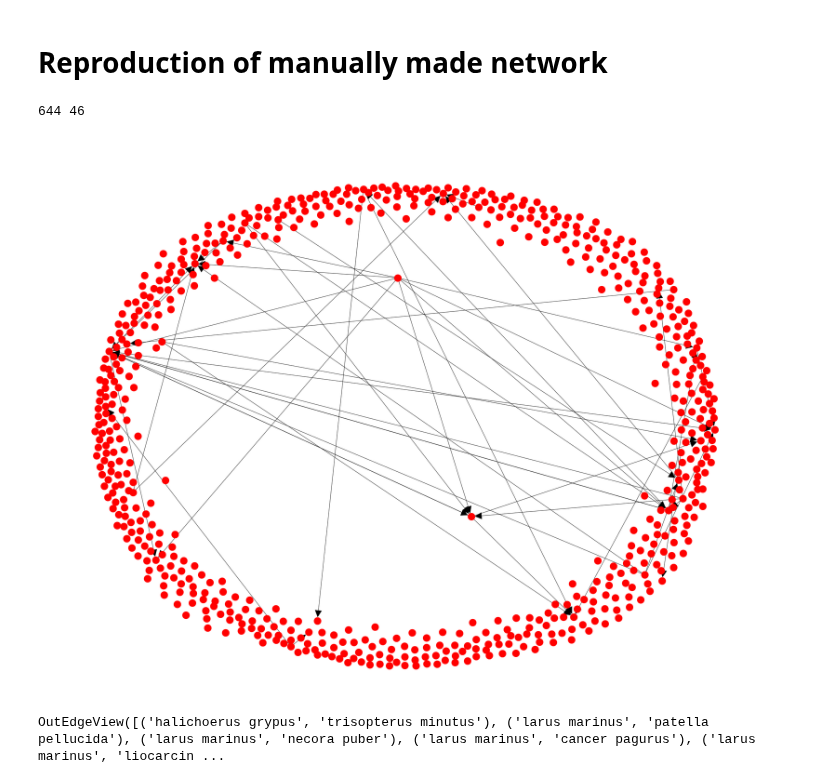
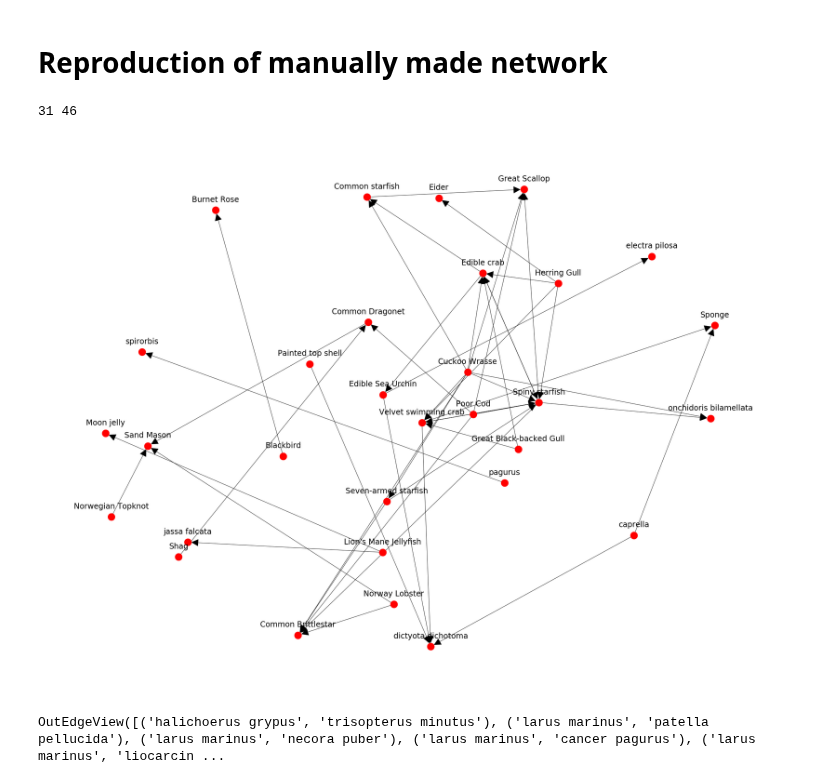
Before and after one commit to Daniel-Davies/DissertationCode, a Jupyter notebook: Eigg/EcoWebs/BuildingEcoWebs.ipynb, the cells around one changed output. Cells and saved outputs as stored; diff of their text form; code cells hidden in the pictures.

```diff
--- a/Eigg/EcoWebs/BuildingEcoWebs.ipynb
+++ b/Eigg/EcoWebs/BuildingEcoWebs.ipynb
@@ -82,23 +82,23 @@ NameError: name 'rawEiggData' is not defined
 # %% [markdown]
 # Reproduction of manually made network
 # %%
-G,mapping = graphFoodWeb(dateRange=(2014,2020),directed=True,includeIsolates=True)
+G,mapping = graphFoodWeb(dateRange=(2014,2020),directed=True)
 pos=nx.spring_layout(G,k=1)
 print(len(G.nodes()),len(G.edges()))
 regularLinks = G.edges()
 nx.draw(G,pos,node_size=500,arrowsize=50,arrowstyle='-|>',node_color='red')
 for label in pos:
     x,y = pos[label]
     plt.text(x,y+0.035,s=mapping[label],horizontalalignment='center',fontsize=24)
 
 # saveGraphToFile(G,'animals.txt')
 # labelsInOrder = list(G.nodes())
 # #attributesInOrder = list(map(lambda x: inTourism[x],G.nodes()))
 # np.savetxt('animalsForFun.txt', labelsInOrder, '%s')
 # # np.savetxt('animal.txt', attributesInOrder, "%s")
 # %% [output]
-644 46
+31 46
-[figure, old version]
+[figure, new version]
 # %%
 genusLinks
 # %% [output]
```
Also changed, not shown: 12 other files.
